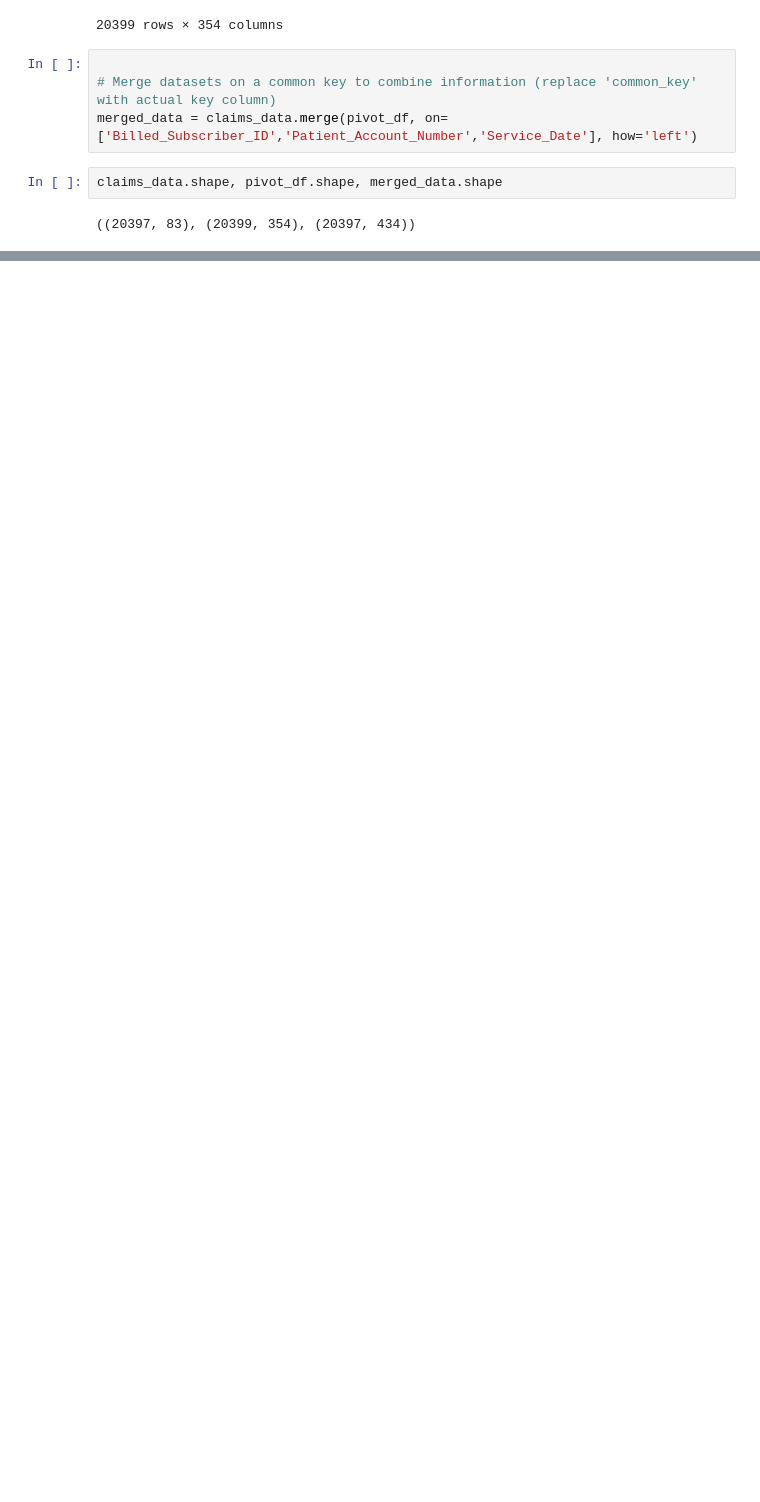
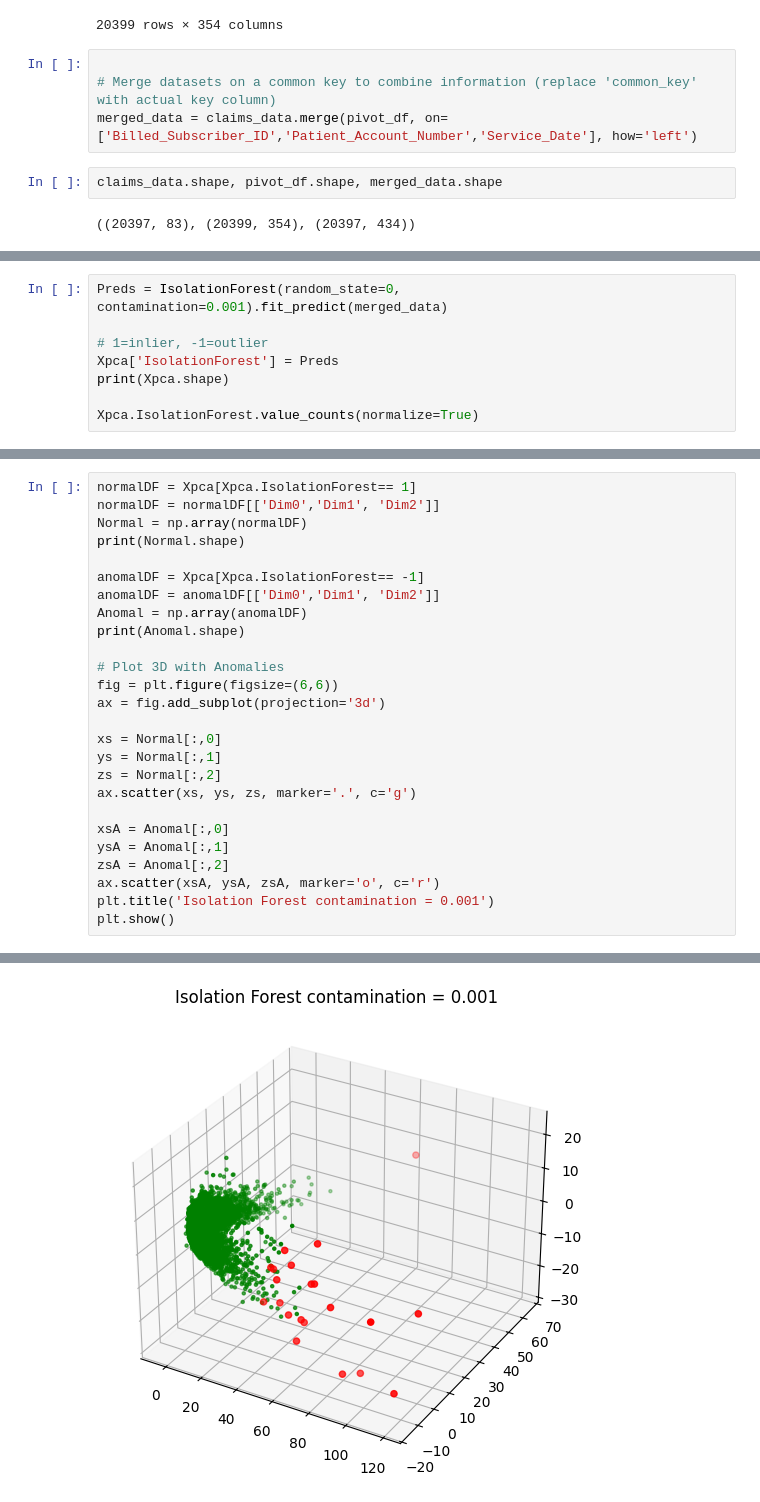
Before and after one commit to Rana-Banerjee/BloomValue, a Jupyter notebook: Bloom_Anomaly_detection.ipynb, the cells around one changed output, grey strips where cells are left out. Saved outputs shown, nothing was run; the diff lists cells and outputs as text; blank space fills up the shorter version.

```diff
--- a/Bloom_Anomaly_detection.ipynb
+++ b/Bloom_Anomaly_detection.ipynb
@@ -761,0 +1008,8 @@ Index(['Billed_Subscriber_ID', 'Patient_Account_Number', 'Service_Date',
+# %%
+Preds = IsolationForest(random_state=0, contamination=0.001).fit_predict(merged_data)
+
+# 1=inlier, -1=outlier
+Xpca['IsolationForest'] = Preds
+print(Xpca.shape)
+
+Xpca.IsolationForest.value_counts(normalize=True)
@@ -761,0 +1022,27 @@ Index(['Billed_Subscriber_ID', 'Patient_Account_Number', 'Service_Date',
+# %%
+normalDF = Xpca[Xpca.IsolationForest== 1]
+normalDF = normalDF[['Dim0','Dim1', 'Dim2']]
+Normal = np.array(normalDF)
+print(Normal.shape)
+
+anomalDF = Xpca[Xpca.IsolationForest== -1]
+anomalDF = anomalDF[['Dim0','Dim1', 'Dim2']]
+Anomal = np.array(anomalDF)
+print(Anomal.shape)
+
+# Plot 3D with Anomalies
+fig = plt.figure(figsize=(6,6))
+ax = fig.add_subplot(projection='3d')
+
+xs = Normal[:,0]
+ys = Normal[:,1]
+zs = Normal[:,2]
+ax.scatter(xs, ys, zs, marker='.', c='g')
+
+xsA = Anomal[:,0]
+ysA = Anomal[:,1]
+zsA = Anomal[:,2]
+ax.scatter(xsA, ysA, zsA, marker='o', c='r')
+plt.title('Isolation Forest contamination = 0.001')
+plt.show()
+# %% [output]
@@ -761,0 +1051 @@ Index(['Billed_Subscriber_ID', 'Patient_Account_Number', 'Service_Date',
+[figure, added]
```
Also changed, not shown: parts of 49 cells of this notebook, 2 other files.
